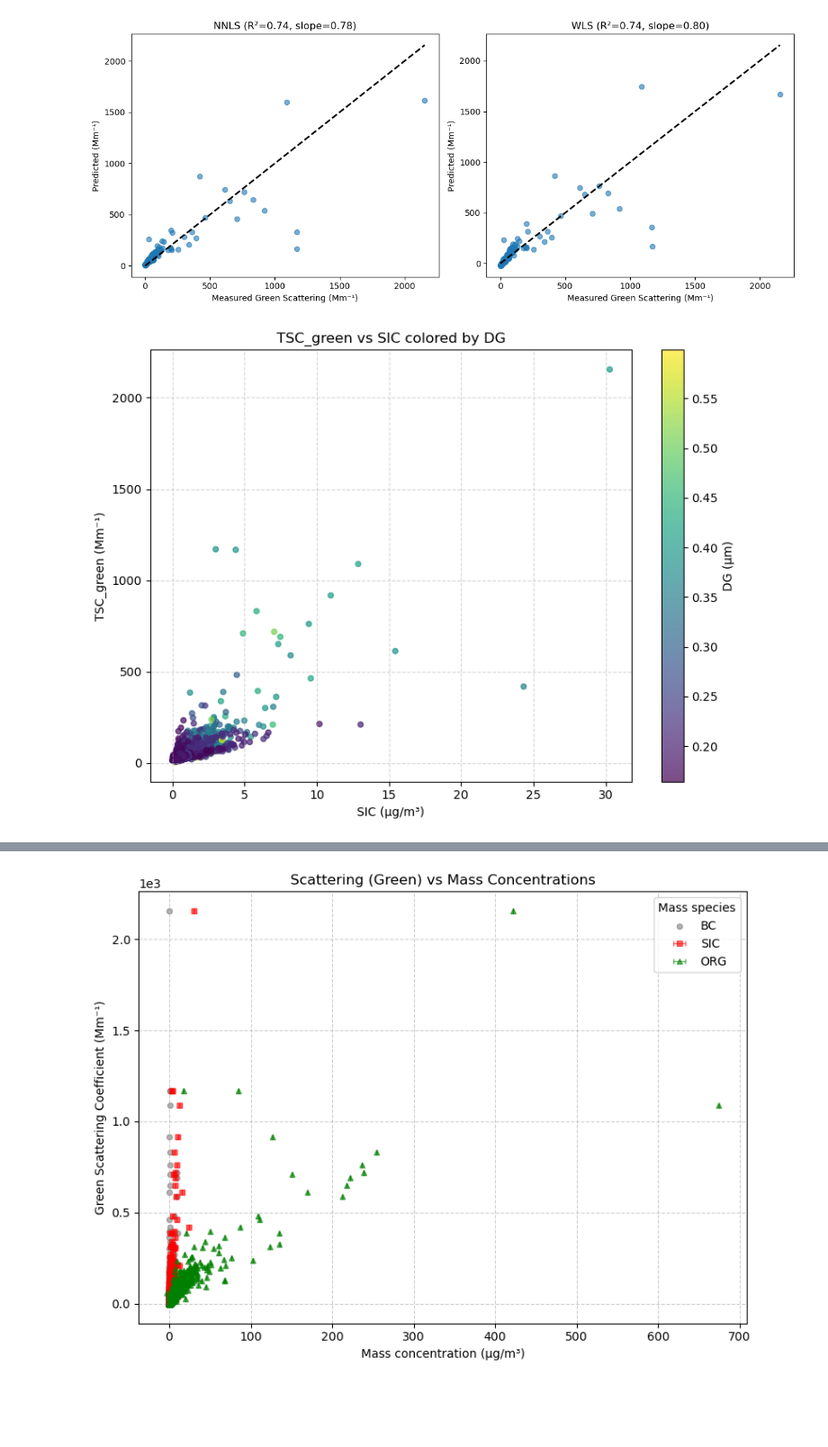
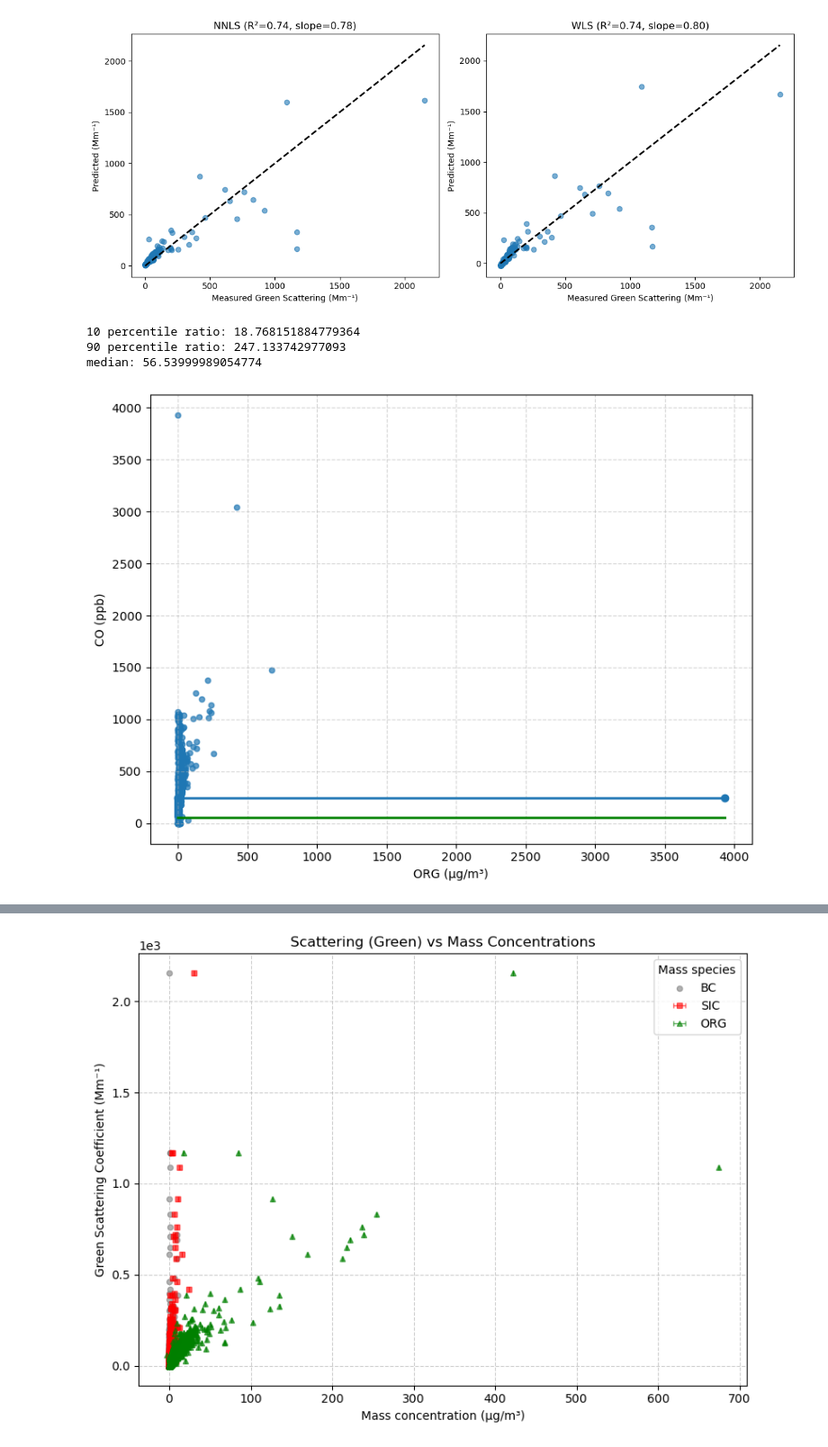
Before and after one commit to thiago-vg/SAMBBA-data-analysis, a Jupyter notebook: Scripts/Multi_linear_analysis/MLR_robust_analysis.ipynb, the cells around one changed output, grey strips where cells are left out. Shown at 90% size. Drawn from its saved outputs; the diff is of its cells as text; code cells hidden in the pictures; blank space fills up the shorter version.

```diff
--- a/Scripts/Multi_linear_analysis/MLR_robust_analysis.ipynb
+++ b/Scripts/Multi_linear_analysis/MLR_robust_analysis.ipynb
@@ -469,7 +473,7 @@ def growth_func_calc(ds_nc):
     fh = (1-(RH)/100)**(-alpha)
 
 
-    return fh
+    return fh,RH
 # %%
 def calculate_scatering_eff_v2(aux_ds_sp2,aux_ds_ams,aux_ds_neph):
 
@@ -999,6 +1003,7 @@ for sp2_file, ams_file, core_file, neph_file, cloud_file in zip(filtered_sp2, fi
     ds_core_cloud = xr.open_dataset(cloud_file)
     da_pcasp, times_cloud, Dgs = extract_pcasp_geo_diameter(ds_core_cloud)
     series = pd.Series(Dgs, index=pd.to_datetime(times_cloud))
+
 
 
 
@@ -1037,6 +1042,7 @@ for sp2_file, ams_file, core_file, neph_file, cloud_file in zip(filtered_sp2, fi
     sp2_resampled_matched = sp2_resampled.sel(time=common_times)
     resampled_neph_matched = resampled_neph.sel(time=common_times)
     Dg_aligned_matched = Dgs_1min.reindex(pd.to_datetime(common_times), method="nearest")
+    GF, RH = growth_func_calc(core_file_matched)
 
     #Core file variables
     Height = core_file_matched['GPS_ALT'].values.squeeze()
@@ -1076,11 +1082,15 @@ for sp2_file, ams_file, core_file, neph_file, cloud_file in zip(filtered_sp2, fi
 
     results_sct_all.append({
         'ORG': ORG,
+        'ORG_corrected': ORG*GF,
         'ORG_UNC': ORG_unc,
         'BC': BC,
         'SO4': SO4,
+        'SO4_corrected': SO4*GF,
         'NH4': NH4,
+        'NH4_corrected': NH4*GF,
         'NO3': NO3,
+        'NO3_corrected': NO3*GF,
         'SO4_unc': SO4_unc,
         'NH4_unc': NH4_unc,
         'NO3_unc': NO3_unc,
@@ -1095,6 +1105,7 @@ for sp2_file, ams_file, core_file, neph_file, cloud_file in zip(filtered_sp2, fi
         'ALT' : Height,
         'LON': Lon,
         'LAT': Lat,
+        'RH': RH,
         'flight': flight_number
     })
 # %%
@@ -1140,21 +1151,42 @@ df_filtered_diameter = df_all[(df_all["DG"] < 0.60)&(df_all["ALT"] < 3000)&(df_a
 # %%
 
 plt.figure(figsize=(8,6))
 sc = plt.scatter(
-    df_filtered_diameter['SIC'],
-    df_filtered_diameter['TSC_green']*1e6,
-    c=df_filtered_diameter['DG'],
-    cmap='viridis',
+    df_all['ORG'],
+    df_all['CO'],
     alpha=0.7,
     s=20
 )
-
-plt.xlabel("SIC (µg/m³)")
-plt.ylabel("TSC_green (Mm⁻¹)")
-plt.title("TSC_green vs SIC colored by DG")
-plt.colorbar(sc, label="DG (µm)")
+ratio = df_all['CO']/df_all['ORG']
+print('10 percentile ratio:',np.nanpercentile(ratio,10))
+print('90 percentile ratio:',np.nanpercentile(ratio,90))
+print('median:',np.nanmedian(ratio))
+slope10 = np.nanpercentile(ratio,10)
+slope90 = np.nanpercentile(ratio,90)
+slopemedian = np.nanmedian(ratio)
+#plt.plot([0, np.nanpercentile(ratio,10)], [y.min(), y.max()], 'k--', lw=2)
+#plt.plot([df_all['CO'].min(), df_all['CO'].max()],
+#         [slope10*df_all['CO'].min(), slope10*df_all['CO'].max()],
+#         'r-', lw=2, label=f"Fit 10 percentile ratio = {slope10:.2f}")
+plt.plot([df_all['CO'].min(), df_all['CO'].max()],
+         [slope90, slope90],
+         'o-', lw=2, label=f"Fit 90 percentile ratio = {slope90:.2f}")
+plt.plot([df_all['CO'].min(), df_all['CO'].max()],
+         [slopemedian, slopemedian],
+         'g-', lw=2, label=f"Fit 10 percentile ratio = {slopemedian:.2f}")
+#plt.xlabel("SIC (µg/m³)")
+#plt.ylabel("TSC_green (Mm⁻¹)")
+plt.xlabel("ORG (µg/m³)")
+plt.ylabel("CO (ppb)")
+#plt.xlim(0,1000)
+#plt.xlim(0,500)
+#plt.title("TSC_green vs SIC colored by DG")
+#plt.colorbar(sc, label="DG (µm)")
 plt.grid(True, linestyle="--", alpha=0.5)
 plt.tight_layout()
 plt.show()
 # %% [output]
+10 percentile ratio: 18.768151884779364
+90 percentile ratio: 247.133742977093
+median: 56.53999989054774
-[figure, old version]
+[figure, new version]
```
Also changed, not shown: parts of 12 cells of this notebook.
